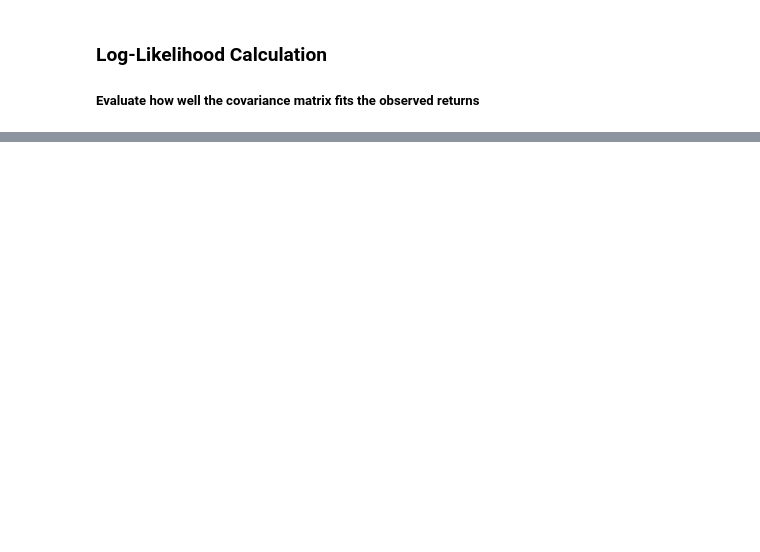
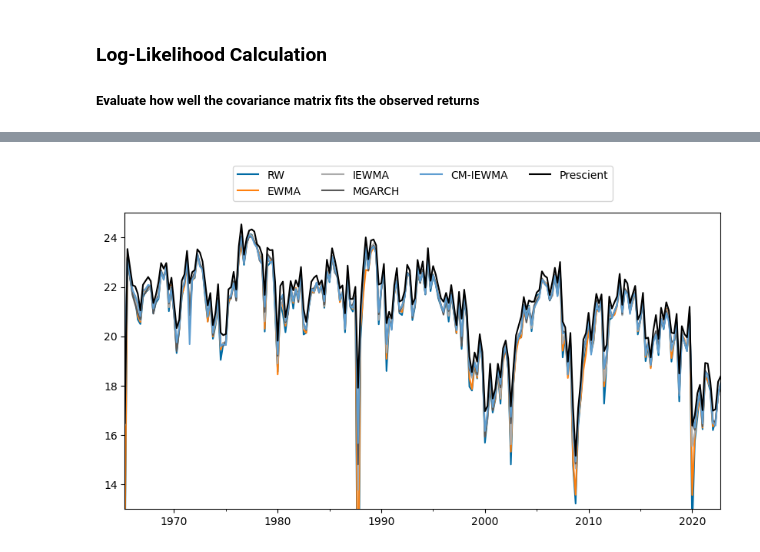
Before and after one commit to JLFrick/MFE-230ZAB-Deep-Learning-and-Applications, a Jupyter notebook: Replication_Predicting_Covariance_Matrices/factor_model.ipynb, the cells around one changed output, grey strips where cells are left out. Saved outputs shown, nothing was run; the diff lists cells and outputs as text; code cells hidden in the pictures; blank space fills up the shorter version.

```diff
--- a/Replication_Predicting_Covariance_Matrices/factor_model.ipynb
+++ b/Replication_Predicting_Covariance_Matrices/factor_model.ipynb
@@ -193,0 +269,11 @@ for t in returns_no_rf.index:
+# %%
+fig, ax = plt.subplots(1, 1, figsize=(10, 5))
+for name in names:
+    if name == 'Prescient':
+        log_likelihoods[name].resample("Q").mean().plot(label=name, c="k")
+    else:
+        log_likelihoods[name].resample("Q").mean().plot(label=name)
+plt.legend(bbox_to_anchor=(0.5, 1.1), loc='center', ncols=4, labels=names, scatterpoints=1, markerscale=5);
+plt.ylim(13,25);
+# %% [output]
+[figure, added]
```
Also changed, not shown: parts of 34 cells of this notebook.
